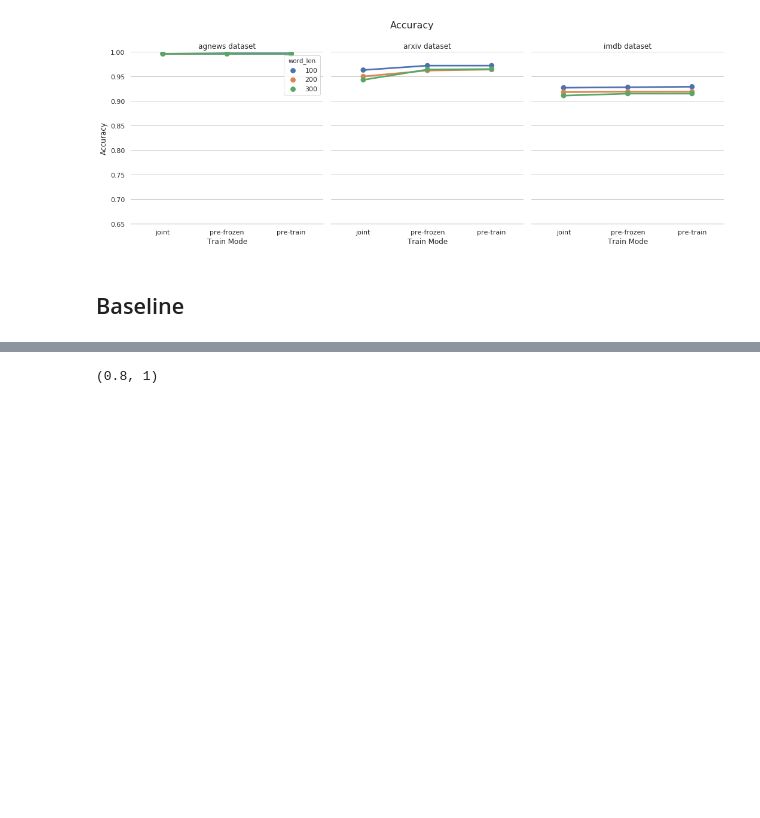
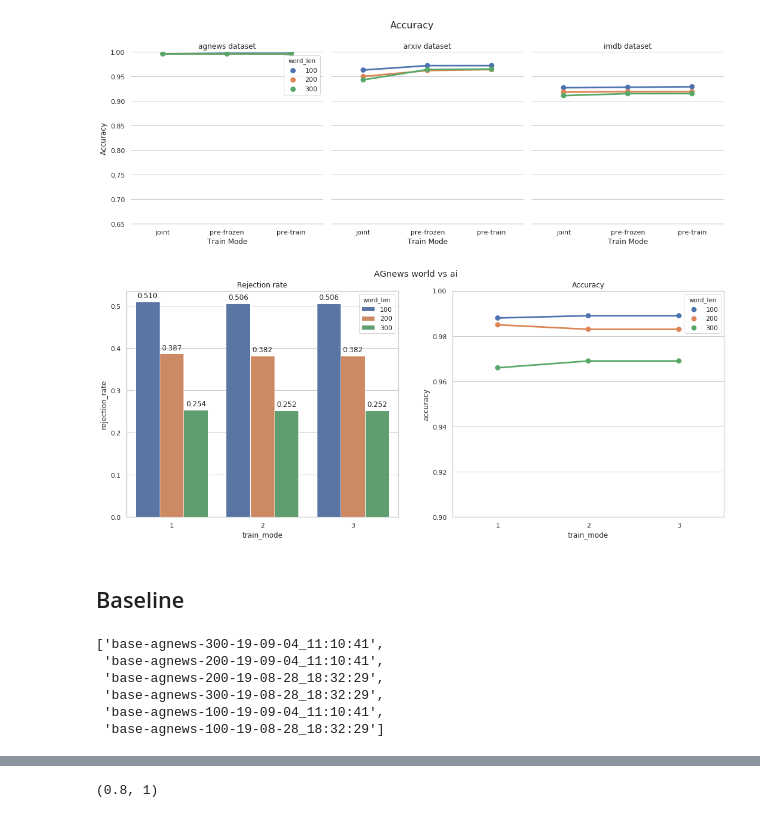
Before and after one commit to IIT-ML/interpretable-text-classification, a Jupyter notebook: show_results.ipynb, the cells around one changed output, grey strips where cells are left out. Saved outputs shown, nothing was run; the diff lists cells and outputs as text; code cells hidden in the pictures; blank space fills up the shorter version.

```diff
--- a/show_results.ipynb
+++ b/show_results.ipynb
@@ -156,6 +200,29 @@ plt.subplots_adjust(top=0.85)
 # %% [output]
 [figure]
 [figure]
+# %%
+plt.figure(figsize=(18,7))
+plt.suptitle('AGnews world vs ai', y=.95)
+
+sub = plt.subplot(1, 2, 1)
+sub.set_title('Rejection rate')
+ax = sns.barplot(x="train_mode", y="rejection_rate",
+                 hue="word_len", data=adf)
+# ax.set_xticklabels(rotation=90, labels=l_df['categories'])
+# ax.set_xlim((0.80,1))
+for p in ax.patches:
+    ax.annotate('{:.3f}'.format(p.get_height()), (p.get_x() + p.get_width() / 2., p.get_height()), ha = 'center', va = 'center', xytext = (0, 10), textcoords = 'offset points')
+
+    sub = plt.subplot(1, 2, 2)
+sub.set_title('Accuracy')
+ax = sns.pointplot(x="train_mode", y="accuracy",
+                 hue="word_len", data=adf)
+# ax.set_xticklabels(rotation=90, labels=l_df['categories'])
+ax.set_ylim((0.90,1))
+for p in ax.patches:
+    ax.annotate('{:.3f}'.format(p.get_height()), (p.get_x() + p.get_width() / 2., p.get_height()), ha = 'center', va = 'center', xytext = (0, 10), textcoords = 'offset points')
+# %% [output]
+[figure, added]
 # %% [markdown]
 ## Baseline
 # %%
@@ -163,4 +230,13 @@ b_dir = glob.glob1(PATH, 'base*')
 dat = defaultdict(list)
+# %%
+b_dir
+# %% [output]
+['base-agnews-300-19-09-04_11:10:41',
+ 'base-agnews-200-19-09-04_11:10:41',
+ 'base-agnews-200-19-08-28_18:32:29',
+ 'base-agnews-300-19-08-28_18:32:29',
+ 'base-agnews-100-19-09-04_11:10:41',
+ 'base-agnews-100-19-08-28_18:32:29']
 # %%
 for b in b_dir:
     conf = glob.glob1(os.path.join(PATH, b), "CONF*")
```
Also changed, not shown: parts of 18 cells of this notebook, 22 other files.
